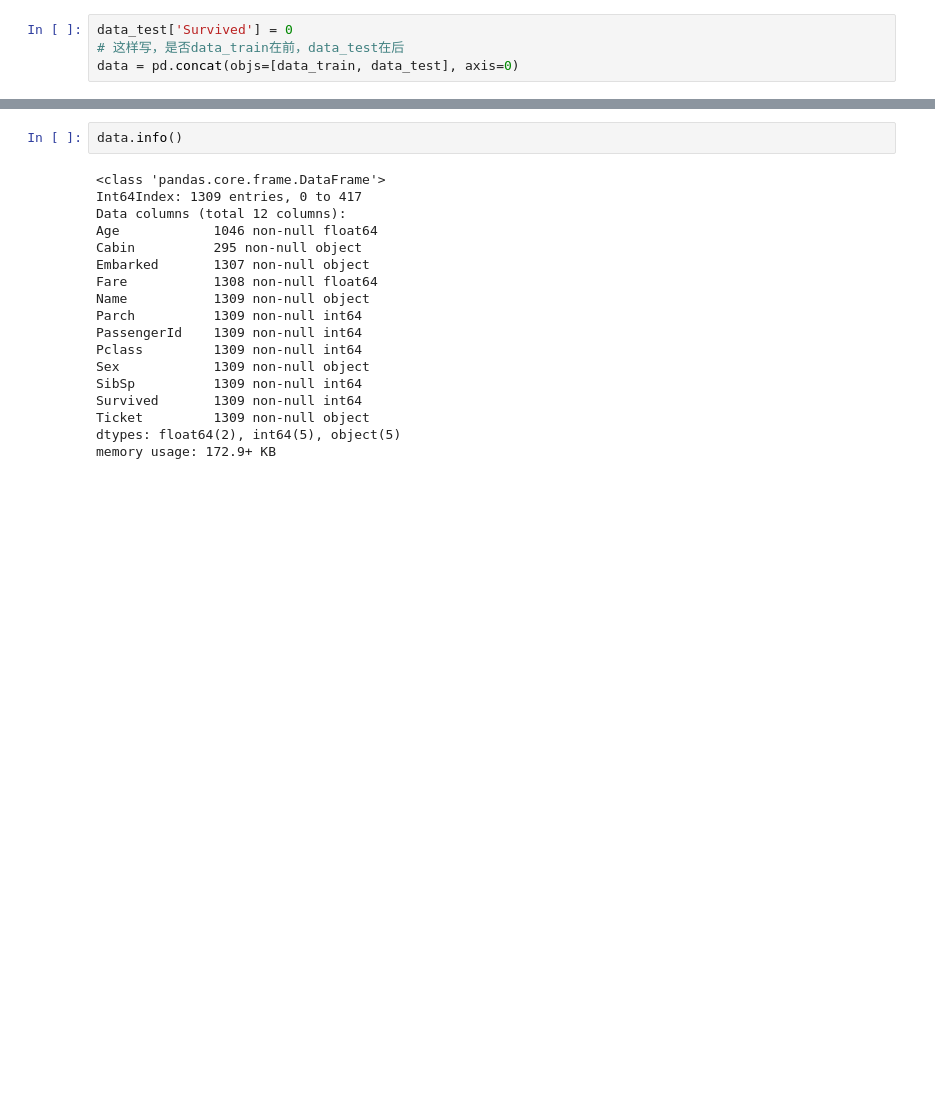
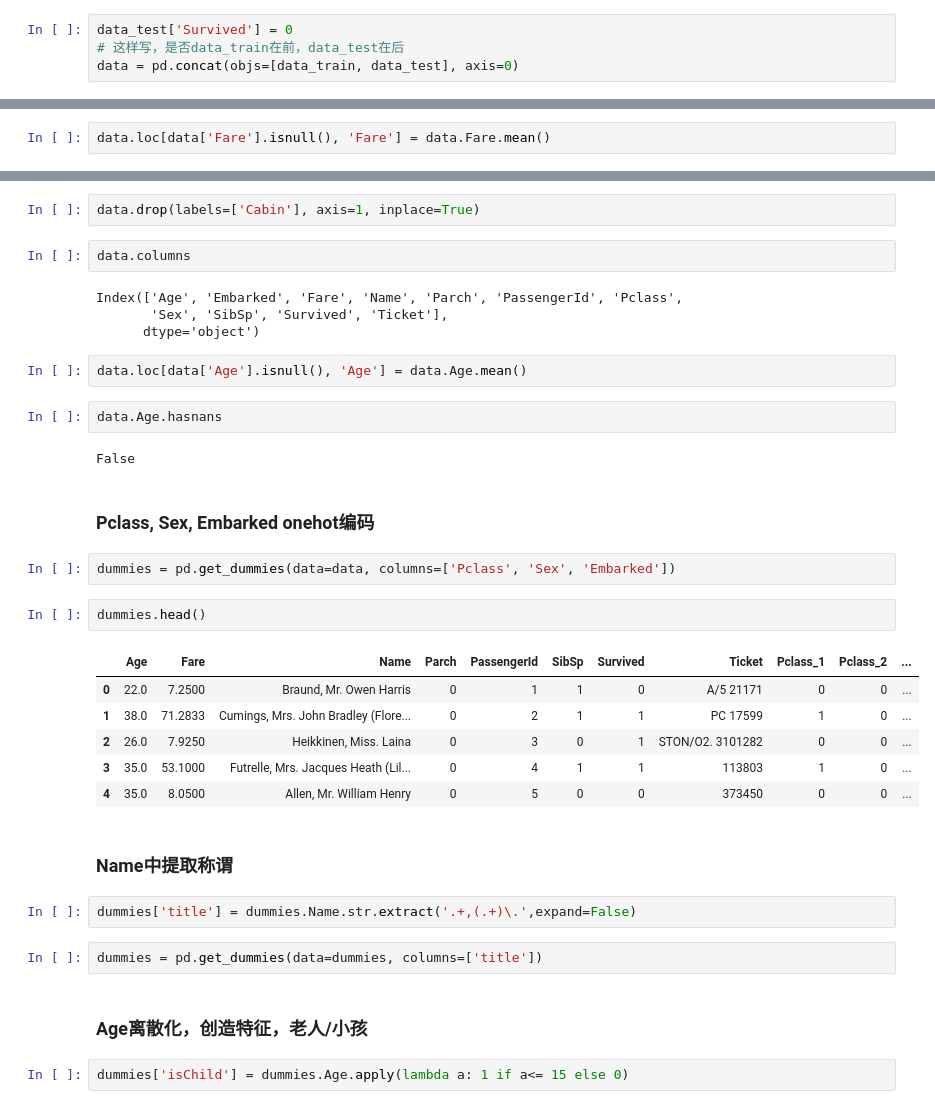
Before and after one commit to just-a-stone/ml-collection, a Jupyter notebook: notebook/titanic/1. all in one.ipynb, the cells around one changed output, grey strips where cells are left out. Saved outputs shown, nothing was run; the diff lists cells and outputs as text; blank space fills up the shorter version.

```diff
--- a/notebook/titanic/1. all in one.ipynb
+++ b/notebook/titanic/1. all in one.ipynb
@@ -107,0 +126,2 @@ data = pd.concat(objs=[data_train, data_test], axis=0)
+# %%
+data.loc[data['Fare'].isnull(), 'Fare'] = data.Fare.mean()
@@ -108,20 +132,37 @@ data = pd.concat(objs=[data_train, data_test], axis=0)
+# %%
+data.drop(labels=['Cabin'], axis=1, inplace=True)
 # %%
-data.info()
+data.columns
 # %% [output]
-<class 'pandas.core.frame.DataFrame'>
-Int64Index: 1309 entries, 0 to 417
-Data columns (total 12 columns):
-Age            1046 non-null float64
-Cabin          295 non-null object
-Embarked       1307 non-null object
-Fare           1308 non-null float64
-Name           1309 non-null object
-Parch          1309 non-null int64
-PassengerId    1309 non-null int64
-Pclass         1309 non-null int64
-Sex            1309 non-null object
-SibSp          1309 non-null int64
-Survived       1309 non-null int64
-Ticket         1309 non-null object
-dtypes: float64(2), int64(5), object(5)
-memory usage: 172.9+ KB
+Index(['Age', 'Embarked', 'Fare', 'Name', 'Parch', 'PassengerId', 'Pclass',
+       'Sex', 'SibSp', 'Survived', 'Ticket'],
+      dtype='object')
+# %%
+data.loc[data['Age'].isnull(), 'Age'] = data.Age.mean()
+# %%
+data.Age.hasnans
+# %% [output]
+False
+# %% [markdown]
+### Pclass, Sex, Embarked onehot编码
+# %%
+dummies = pd.get_dummies(data=data, columns=['Pclass', 'Sex', 'Embarked'])
+# %%
+dummies.head()
+# %% [output]
+|  | Age | Fare | Name | Parch | PassengerId | SibSp | Survived | Ticket | Pclass_1 | Pclass_2 | ... |
+| 0 | 22.0 | 7.2500 | Braund, Mr. Owen Harris | 0 | 1 | 1 | 0 | A/5 21171 | 0 | 0 | ... |
+| 1 | 38.0 | 71.2833 | Cumings, Mrs. John Bradley (Flore... | 0 | 2 | 1 | 1 | PC 17599 | 1 | 0 | ... |
+| 2 | 26.0 | 7.9250 | Heikkinen, Miss. Laina | 0 | 3 | 0 | 1 | STON/O2. 3101282 | 0 | 0 | ... |
+| 3 | 35.0 | 53.1000 | Futrelle, Mrs. Jacques Heath (Lil... | 0 | 4 | 1 | 1 | 113803 | 1 | 0 | ... |
+| 4 | 35.0 | 8.0500 | Allen, Mr. William Henry | 0 | 5 | 0 | 0 | 373450 | 0 | 0 | ... |
+# %% [markdown]
+### Name中提取称谓
+# %%
+dummies['title'] = dummies.Name.str.extract('.+,(.+)\.',expand=False)
+# %%
+dummies = pd.get_dummies(data=dummies, columns=['title'])
+# %% [markdown]
+### Age离散化，创造特征，老人/小孩
+# %%
+dummies['isChild'] = dummies.Age.apply(lambda a: 1 if a<= 15 else 0)
```
Also changed, not shown: parts of 39 cells of this notebook.
